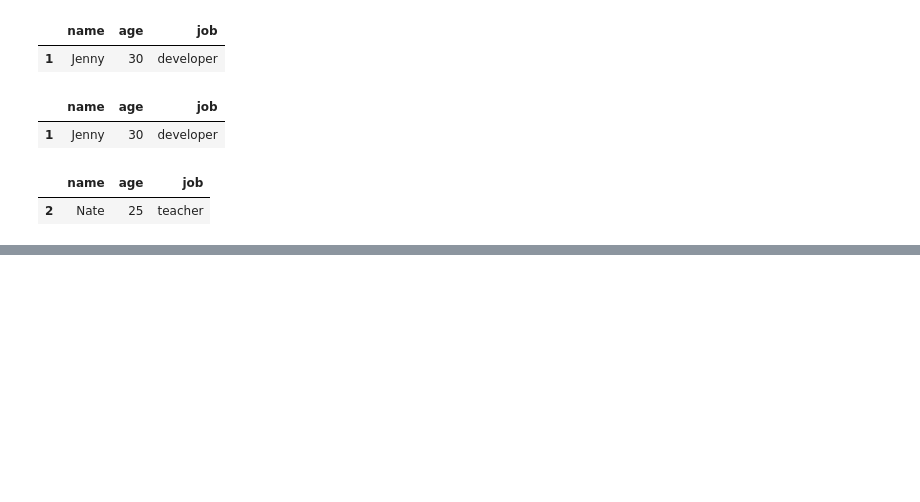
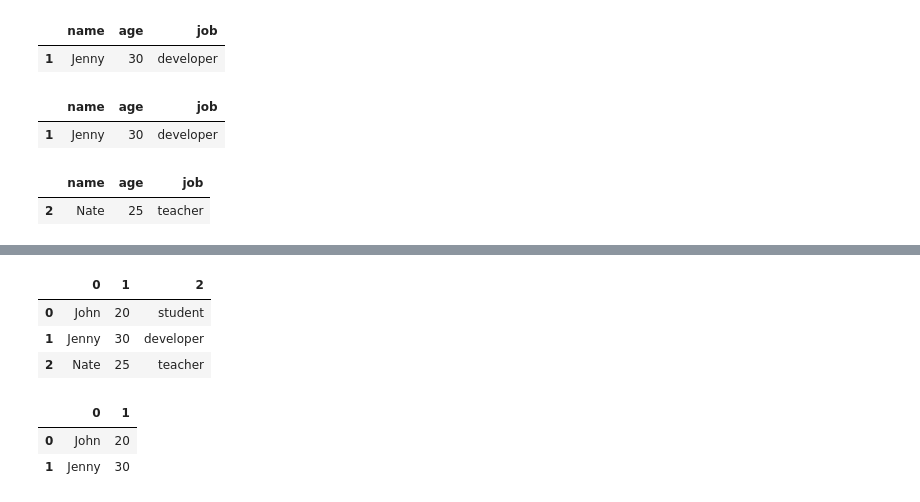
Before and after one commit to u8yes/AI, a Jupyter notebook: src/chap01/04_Pandas_20221109.ipynb, the cells around one changed output, grey strips where cells are left out. Saved outputs shown, nothing was run; the diff lists cells and outputs as text; code cells hidden in the pictures; blank space fills up the shorter version.

```diff
--- a/src/chap01/04_Pandas_20221109.ipynb
+++ b/src/chap01/04_Pandas_20221109.ipynb
@@ -261,0 +265,20 @@ df_filtered
+# %%
+friend_list = [['John',20,'student'],
+               ['Jenny',30,'developer'],
+               ['Nate', 25, 'teacher']]
+
+df = pd.DataFrame.from_records(friend_list)
+df
+# %% [output]
+|  | 0 | 1 | 2 |
+| 0 | John | 20 | student |
+| 1 | Jenny | 30 | developer |
+| 2 | Nate | 25 | teacher |
+# %%
+# 모든 row를 보여주되, 컬럼은 0 ~ 1까지만 출력.
+
+df.iloc[0:2, 0:2] # i location는 행,열 전체를 컨트롤 할 수 있게 만들어준 메서드
+# %% [output]
+|  | 0 | 1 |
+| 0 | John | 20 |
+| 1 | Jenny | 30 |
```
Also changed, not shown: parts of 2 cells of this notebook.
